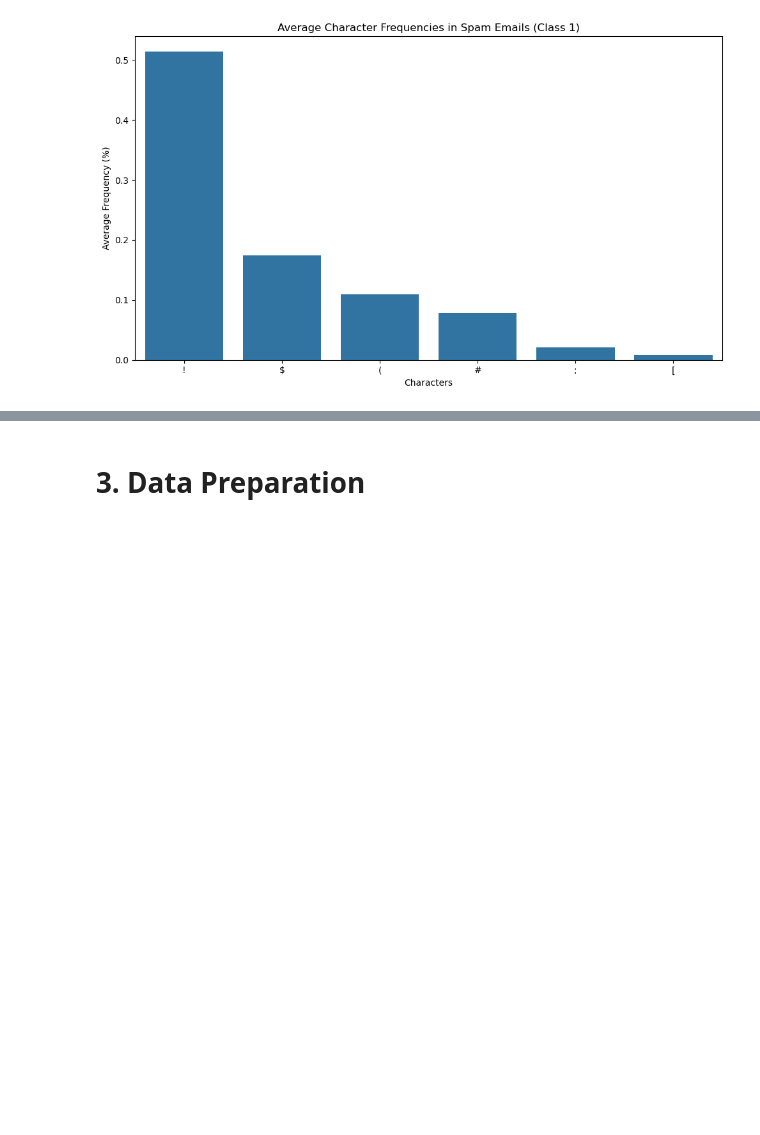
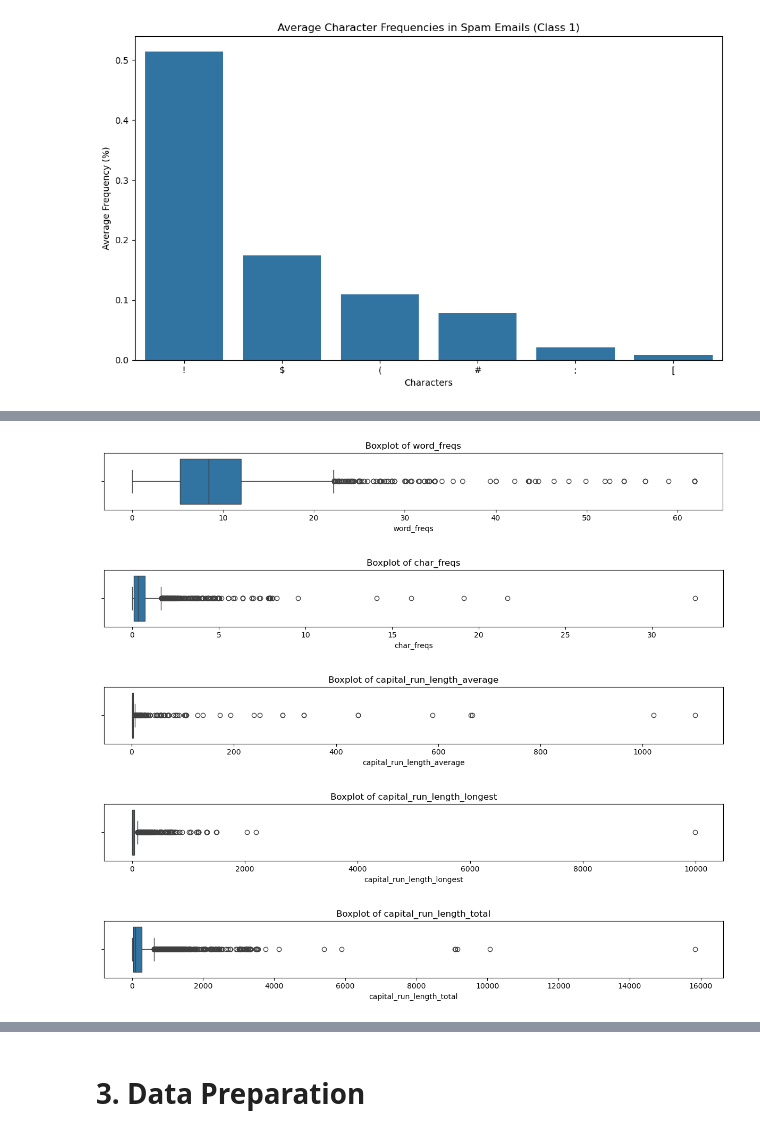
Before and after one commit to hansdarmawann/spambase-lgbm, a Jupyter notebook: spb_hd.ipynb, the cells around one changed output, grey strips where cells are left out. Cells and saved outputs as stored; diff of their text form; code cells hidden in the pictures; blank space fills up the shorter version.

```diff
--- a/spb_hd.ipynb
+++ b/spb_hd.ipynb
@@ -224,0 +257,19 @@ plot_char_freq_distribution(df[df['Class'] == 1], "Average Character Frequencies
+# %%
+# List of columns to plot (excluding 'Class' if you want)
+columns_to_plot = ['word_freqs', 'char_freqs',
+                   'capital_run_length_average', 'capital_run_length_longest', 'capital_run_length_total']
+
+# Create boxplots for each column in a loop
+for col in columns_to_plot:
+    plt.figure(figsize=(12, 2))
+    sns.boxplot(x=df[col])
+    plt.title(f'Boxplot of {col}')
+    plt.xlabel(col)
+    plt.tight_layout()
+    plt.show()
+# %% [output]
+[figure, added]
+[figure, added]
+[figure, added]
+[figure, added]
+[figure, added]
```
Also changed, not shown: parts of 7 cells of this notebook.
